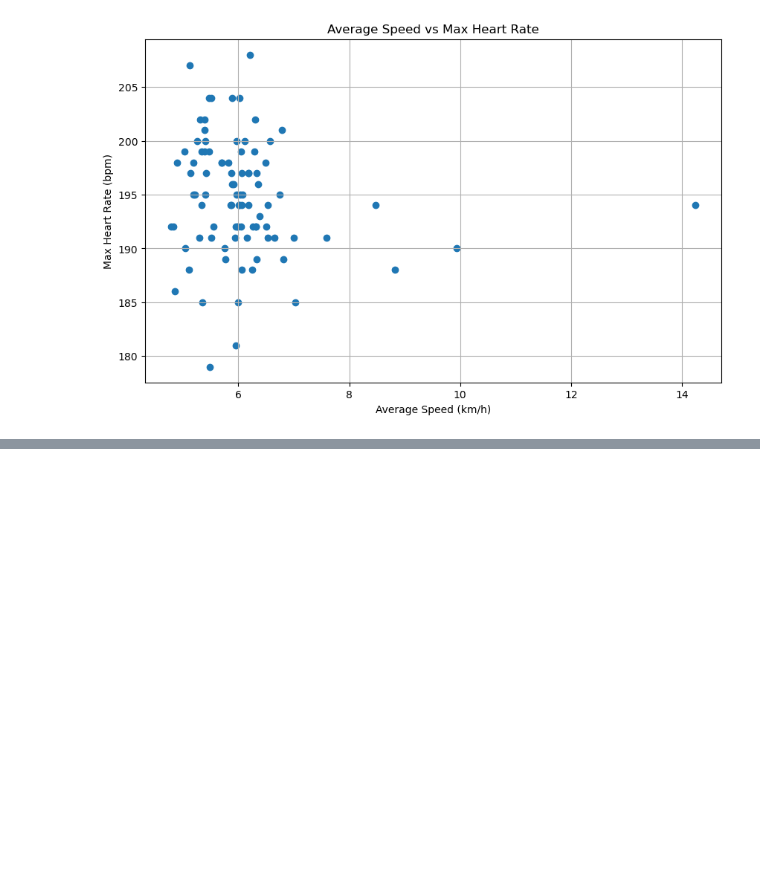
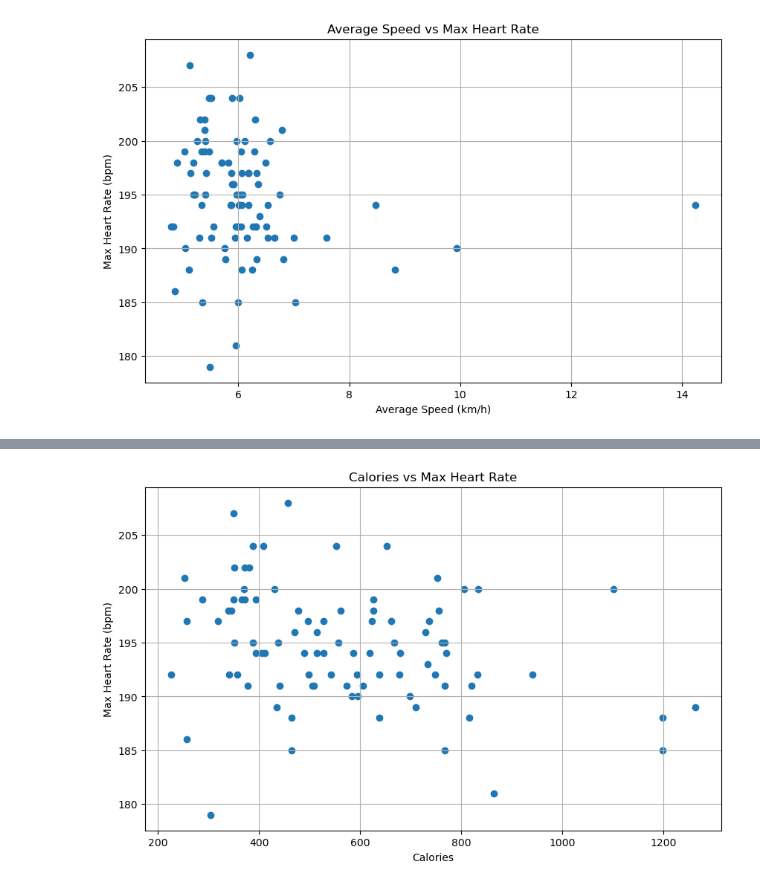
Before and after one commit to Redback-Operations/redback-fit-sports-performance, a Jupyter notebook: Running Analysis/running_analysis.ipynb, the cells around one changed output, grey strips where cells are left out. Cells and saved outputs as stored; diff of their text form; code cells hidden in the pictures; blank space fills up the shorter version.

```diff
--- a/Running Analysis/running_analysis.ipynb
+++ b/Running Analysis/running_analysis.ipynb
@@ -266,0 +241,10 @@ Intercept: 2392.6129032258063
+# %%
+plt.figure(figsize=(10, 6))
+plt.scatter(running['Calories (Raw)'], running['Max. Heart Rate (bpm)'])
+plt.xlabel('Calories')
+plt.ylabel('Max Heart Rate (bpm)')
+plt.title('Calories vs Max Heart Rate')
+plt.grid(True)
+plt.show()
+# %% [output]
+[figure, added]
```
Also changed, not shown: parts of 25 cells of this notebook, 2 other files.
